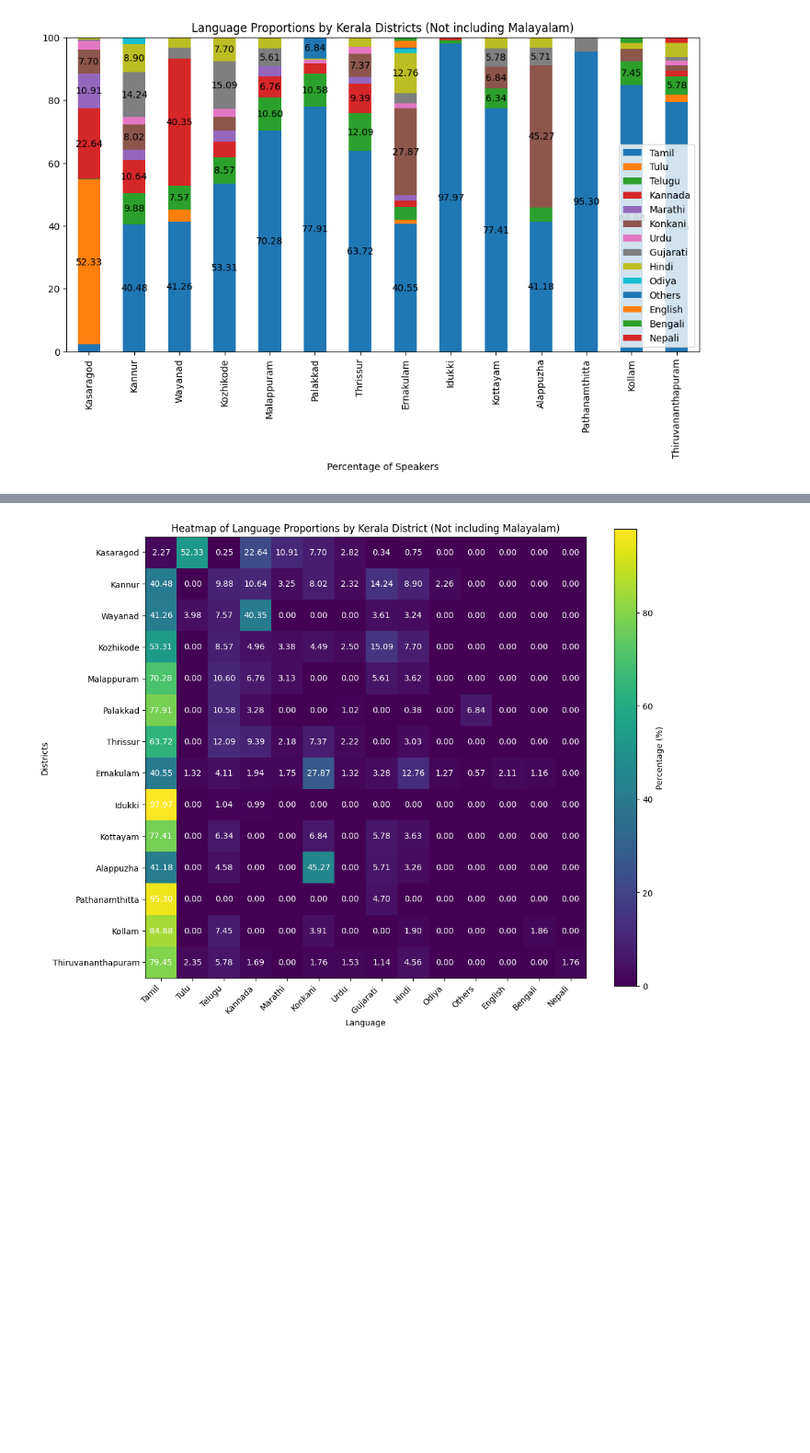
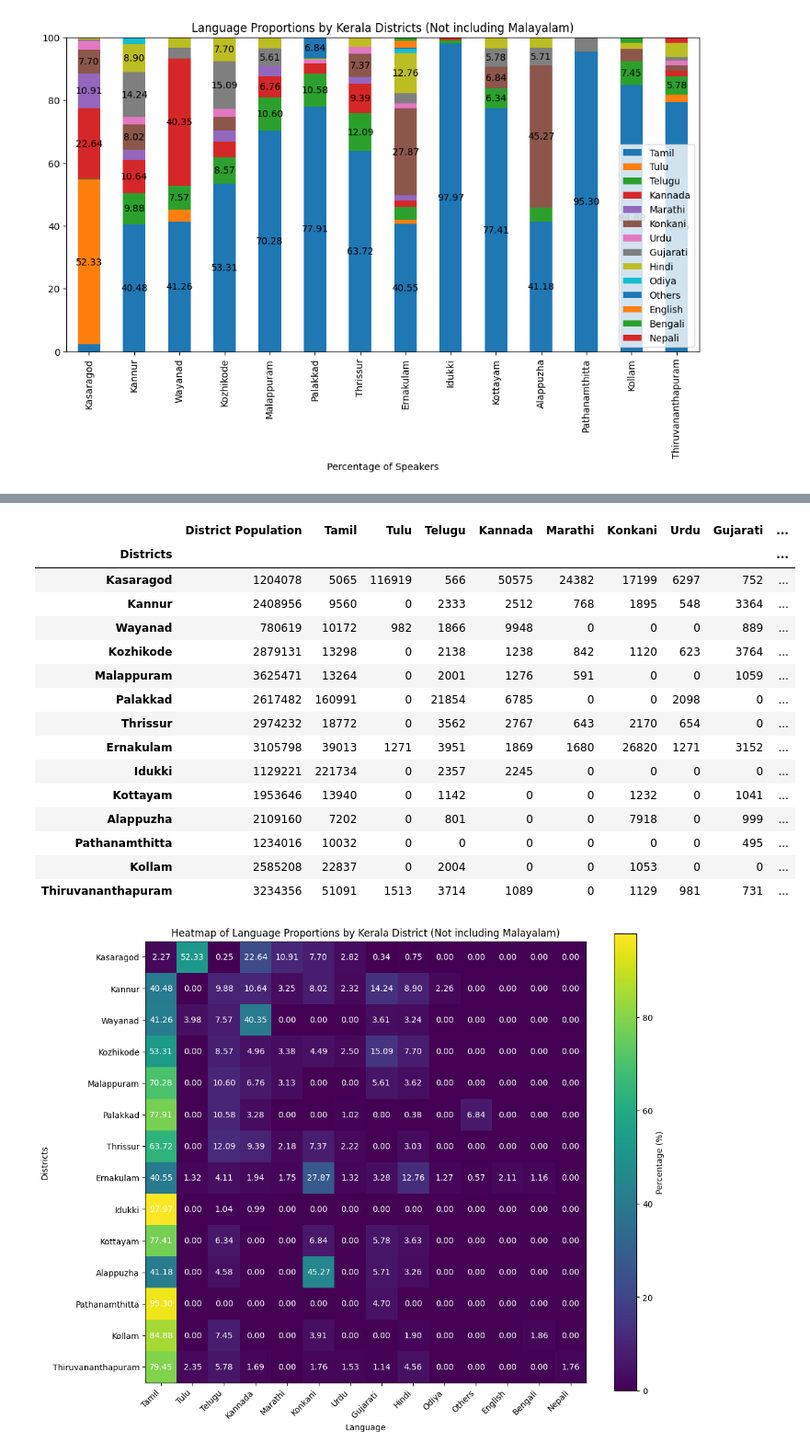
Before and after one commit to squishridyvi/Geographical-Distribution-Mapping-of-Dravidian-Languages-, a Jupyter notebook: Geographical Distribution of Dravidian Languages.ipynb, the cells around one changed output, grey strips where cells are left out. Shown at 92% size. Drawn from its saved outputs; the diff is of its cells as text; code cells hidden in the pictures; blank space fills up the shorter version.

Commit message:
Add files via upload
added new table of language proportions along with district populations (for future visualization)

```diff
--- a/Geographical Distribution of Dravidian Languages.ipynb
+++ b/Geographical Distribution of Dravidian Languages.ipynb
@@ -2490,0 +2493,4 @@ for container in ax.containers:
+# %%
+### will add district population labels
+kerala_lang_prop_no_maldf_distpop = pd.read_csv("kerala_language_proportion_no_mal_w_distpop.csv")
+kerala_lang_prop_no_maldf_distpop
@@ -2491,3 +2513,23 @@ for container in ax.containers:
+# %%
+kerala_lang_prop_no_maldf_distpop = kerala_lang_prop_no_maldf_distpop.set_index("Districts")
+kerala_lang_prop_no_maldf_distpop
+# %% [output]
+|  | District Population | Tamil | Tulu | Telugu | Kannada | Marathi | Konkani | Urdu | Gujarati | ... |
+| Districts |  |  |  |  |  |  |  |  |  | ... |
+| Kasaragod | 1204078 | 5065 | 116919 | 566 | 50575 | 24382 | 17199 | 6297 | 752 | ... |
+| Kannur | 2408956 | 9560 | 0 | 2333 | 2512 | 768 | 1895 | 548 | 3364 | ... |
+| Wayanad | 780619 | 10172 | 982 | 1866 | 9948 | 0 | 0 | 0 | 889 | ... |
+| Kozhikode | 2879131 | 13298 | 0 | 2138 | 1238 | 842 | 1120 | 623 | 3764 | ... |
+| Malappuram | 3625471 | 13264 | 0 | 2001 | 1276 | 591 | 0 | 0 | 1059 | ... |
+| Palakkad | 2617482 | 160991 | 0 | 21854 | 6785 | 0 | 0 | 2098 | 0 | ... |
+| Thrissur | 2974232 | 18772 | 0 | 3562 | 2767 | 643 | 2170 | 654 | 0 | ... |
+| Ernakulam | 3105798 | 39013 | 1271 | 3951 | 1869 | 1680 | 26820 | 1271 | 3152 | ... |
+| Idukki | 1129221 | 221734 | 0 | 2357 | 2245 | 0 | 0 | 0 | 0 | ... |
+| Kottayam | 1953646 | 13940 | 0 | 1142 | 0 | 0 | 1232 | 0 | 1041 | ... |
+| Alappuzha | 2109160 | 7202 | 0 | 801 | 0 | 0 | 7918 | 0 | 999 | ... |
+| Pathanamthitta | 1234016 | 10032 | 0 | 0 | 0 | 0 | 0 | 0 | 495 | ... |
+| Kollam | 2585208 | 22837 | 0 | 2004 | 0 | 0 | 1053 | 0 | 0 | ... |
+| Thiruvananthapuram | 3234356 | 51091 | 1513 | 3714 | 1089 | 0 | 1129 | 981 | 731 | ... |
 # %%
 ## Heat map for this too
 # %%
```
Also changed, not shown: parts of 2 cells of this notebook.
